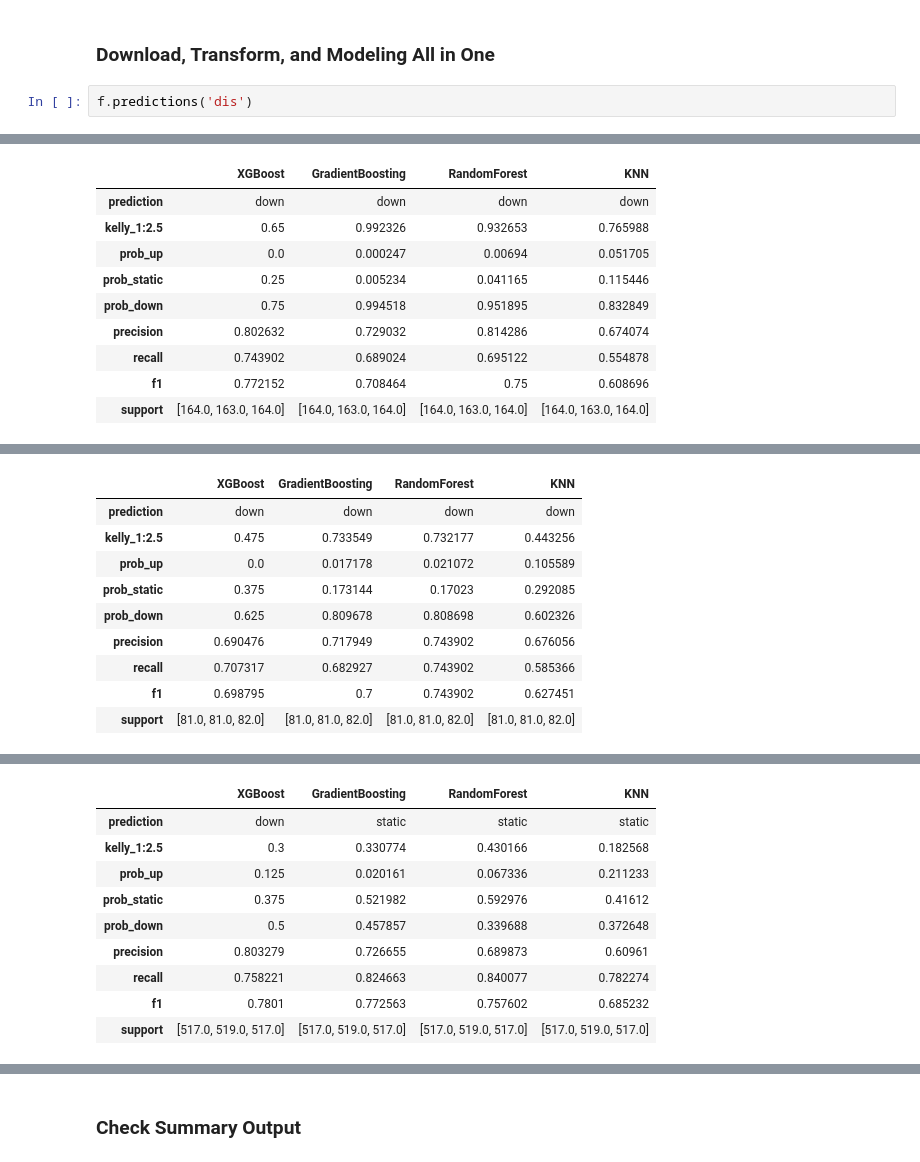
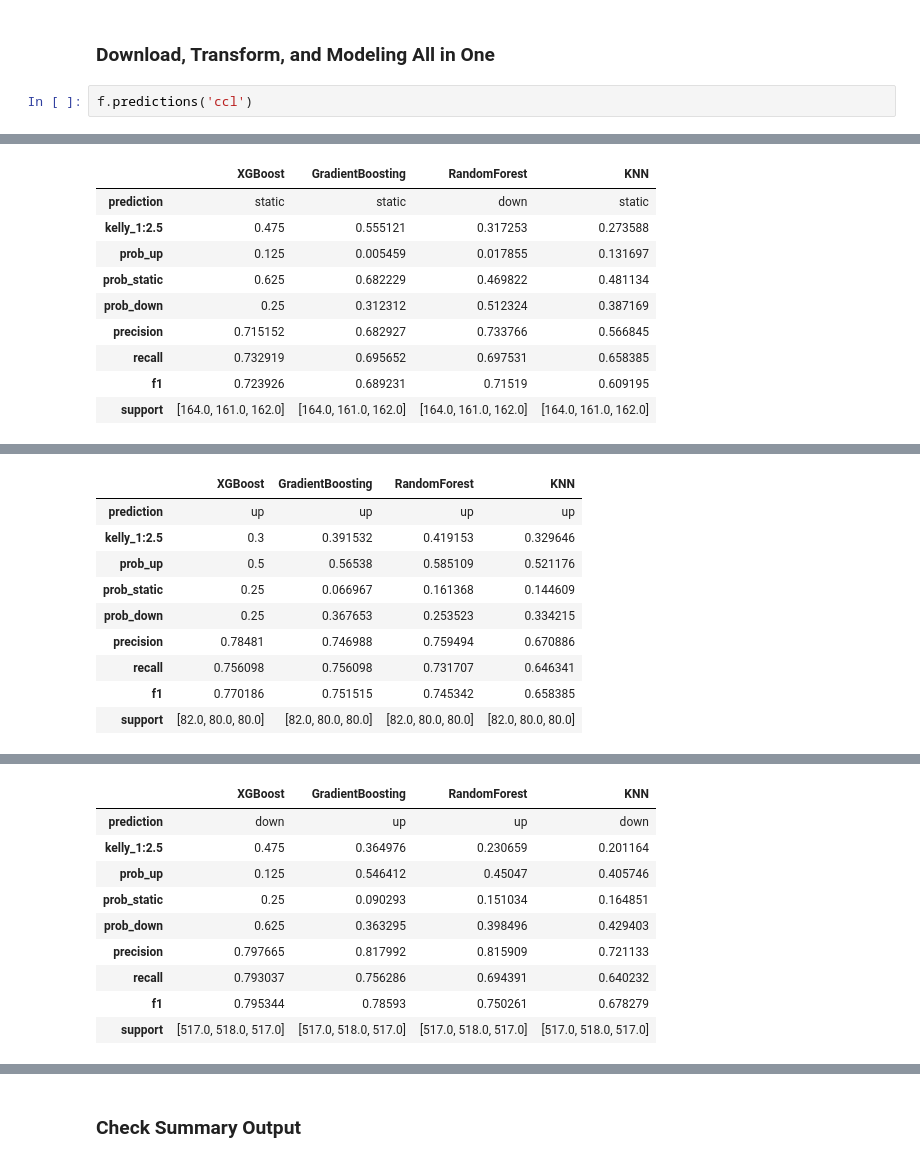
Before and after one commit to yuchild/stock_production, a Jupyter notebook: stock_next_time_frame_predictor.ipynb, the cells around one changed output, grey strips where cells are left out. Drawn from its saved outputs; the diff is of its cells as text.

```diff
--- a/stock_next_time_frame_predictor.ipynb
+++ b/stock_next_time_frame_predictor.ipynb
@@ -40,5 +40,5 @@ from src import functions as f
 # %% [markdown]
 ### Download, Transform, and Modeling All in One
 # %%
-f.predictions('dis')
+f.predictions('ccl')
 # %% [output]
@@ -57,10 +57,10 @@ DIS 15m Interval Timestamp: 2024-10-17 02:27:26
 |  | XGBoost | GradientBoosting | RandomForest | KNN |
-| prediction | down | down | down | down |
-| kelly_1:2.5 | 0.65 | 0.992326 | 0.932653 | 0.765988 |
-| prob_up | 0.0 | 0.000247 | 0.00694 | 0.051705 |
-| prob_static | 0.25 | 0.005234 | 0.041165 | 0.115446 |
-| prob_down | 0.75 | 0.994518 | 0.951895 | 0.832849 |
-| precision | 0.802632 | 0.729032 | 0.814286 | 0.674074 |
-| recall | 0.743902 | 0.689024 | 0.695122 | 0.554878 |
-| f1 | 0.772152 | 0.708464 | 0.75 | 0.608696 |
-| support | [164.0, 163.0, 164.0] | [164.0, 163.0, 164.0] | [164.0, 163.0, 164.0] | [164.0, 163.0, 164.0] |
+| prediction | static | static | down | static |
+| kelly_1:2.5 | 0.475 | 0.555121 | 0.317253 | 0.273588 |
+| prob_up | 0.125 | 0.005459 | 0.017855 | 0.131697 |
+| prob_static | 0.625 | 0.682229 | 0.469822 | 0.481134 |
+| prob_down | 0.25 | 0.312312 | 0.512324 | 0.387169 |
+| precision | 0.715152 | 0.682927 | 0.733766 | 0.566845 |
+| recall | 0.732919 | 0.695652 | 0.697531 | 0.658385 |
+| f1 | 0.723926 | 0.689231 | 0.71519 | 0.609195 |
+| support | [164.0, 161.0, 162.0] | [164.0, 161.0, 162.0] | [164.0, 161.0, 162.0] | [164.0, 161.0, 162.0] |
@@ -68,10 +68,10 @@ DIS 30m Interval Timestamp: 2024-10-17 02:27:31
 |  | XGBoost | GradientBoosting | RandomForest | KNN |
-| prediction | down | down | down | down |
-| kelly_1:2.5 | 0.475 | 0.733549 | 0.732177 | 0.443256 |
-| prob_up | 0.0 | 0.017178 | 0.021072 | 0.105589 |
-| prob_static | 0.375 | 0.173144 | 0.17023 | 0.292085 |
-| prob_down | 0.625 | 0.809678 | 0.808698 | 0.602326 |
-| precision | 0.690476 | 0.717949 | 0.743902 | 0.676056 |
-| recall | 0.707317 | 0.682927 | 0.743902 | 0.585366 |
-| f1 | 0.698795 | 0.7 | 0.743902 | 0.627451 |
-| support | [81.0, 81.0, 82.0] | [81.0, 81.0, 82.0] | [81.0, 81.0, 82.0] | [81.0, 81.0, 82.0] |
+| prediction | up | up | up | up |
+| kelly_1:2.5 | 0.3 | 0.391532 | 0.419153 | 0.329646 |
+| prob_up | 0.5 | 0.56538 | 0.585109 | 0.521176 |
+| prob_static | 0.25 | 0.066967 | 0.161368 | 0.144609 |
+| prob_down | 0.25 | 0.367653 | 0.253523 | 0.334215 |
+| precision | 0.78481 | 0.746988 | 0.759494 | 0.670886 |
+| recall | 0.756098 | 0.756098 | 0.731707 | 0.646341 |
+| f1 | 0.770186 | 0.751515 | 0.745342 | 0.658385 |
+| support | [82.0, 80.0, 80.0] | [82.0, 80.0, 80.0] | [82.0, 80.0, 80.0] | [82.0, 80.0, 80.0] |
@@ -79,10 +79,10 @@ DIS 1h Interval Timestamp: 2024-10-17 02:27:33
 |  | XGBoost | GradientBoosting | RandomForest | KNN |
-| prediction | down | static | static | static |
-| kelly_1:2.5 | 0.3 | 0.330774 | 0.430166 | 0.182568 |
-| prob_up | 0.125 | 0.020161 | 0.067336 | 0.211233 |
-| prob_static | 0.375 | 0.521982 | 0.592976 | 0.41612 |
-| prob_down | 0.5 | 0.457857 | 0.339688 | 0.372648 |
-| precision | 0.803279 | 0.726655 | 0.689873 | 0.60961 |
-| recall | 0.758221 | 0.824663 | 0.840077 | 0.782274 |
-| f1 | 0.7801 | 0.772563 | 0.757602 | 0.685232 |
-| support | [517.0, 519.0, 517.0] | [517.0, 519.0, 517.0] | [517.0, 519.0, 517.0] | [517.0, 519.0, 517.0] |
+| prediction | down | up | up | down |
+| kelly_1:2.5 | 0.475 | 0.364976 | 0.230659 | 0.201164 |
+| prob_up | 0.125 | 0.546412 | 0.45047 | 0.405746 |
+| prob_static | 0.25 | 0.090293 | 0.151034 | 0.164851 |
+| prob_down | 0.625 | 0.363295 | 0.398496 | 0.429403 |
+| precision | 0.797665 | 0.817992 | 0.815909 | 0.721133 |
+| recall | 0.793037 | 0.756286 | 0.694391 | 0.640232 |
+| f1 | 0.795344 | 0.78593 | 0.750261 | 0.678279 |
+| support | [517.0, 518.0, 517.0] | [517.0, 518.0, 517.0] | [517.0, 518.0, 517.0] | [517.0, 518.0, 517.0] |
```
Also changed, not shown: parts of 1 cell of this notebook, 56 other files.
